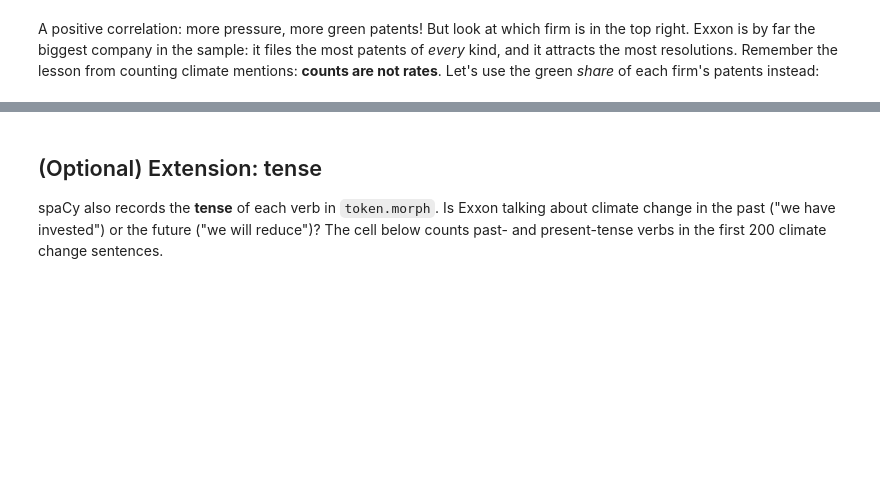
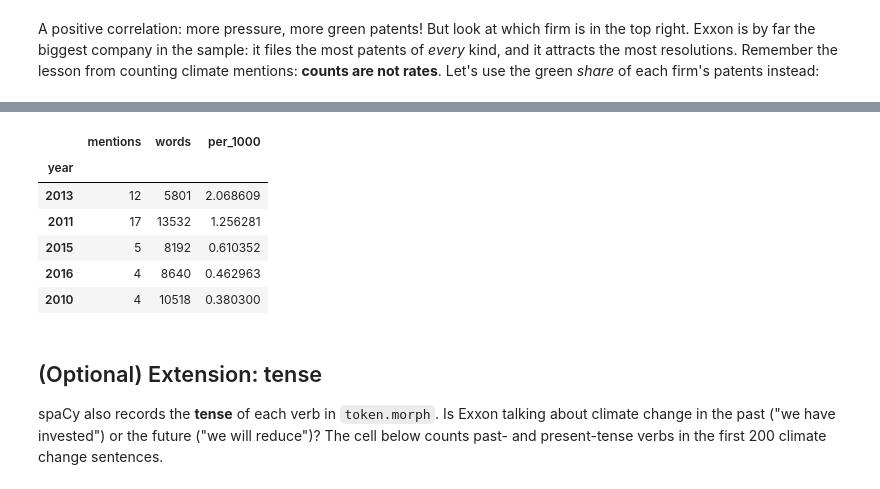
Before and after one commit to 7464986/qm2, a Jupyter notebook: notebooks/W04. Natural Language Processing.ipynb, the cells around one changed output, grey strips where cells are left out. Saved outputs shown, nothing was run; the diff lists cells and outputs as text; code cells hidden in the pictures; blank space fills up the shorter version.

```diff
--- a/notebooks/W04. Natural Language Processing.ipynb
+++ b/notebooks/W04. Natural Language Processing.ipynb
@@ -592,3 +693,26 @@ Keep a note of your answer: you will enter it in the Problem Set Answers quiz on
+# %%
+# your code here
+a = pd.read_csv("https://oballinger.github.io/BASC0005/data/assessed/w04_exxon_agm_turns.csv")
+
+# sense check: does the 'words' column agree with the text?
+a["words_check"] = a["text"].apply(lambda x: len(x.split()))      # recount words from the text
+a[a["words"] != a["words_check"]]["year"].value_counts()           # 2013: 45 rows wrong (they are character counts)
+a["words"] = a["words_check"]                                      # fix: use the recounted words
+
+inv = a[a["speaker"] == "Investor"].copy()                         # investor turns only
+inv["mentions"] = inv["text"].apply(lambda x: x.lower().count("fracking") + x.lower().count("hydraulic fracturing"))
+
+yearly = inv.groupby("year")[["mentions", "words"]].sum()          # sum mentions AND words per year first
+yearly["per_1000"] = yearly["mentions"] / yearly["words"] * 1000   # then divide
+yearly.sort_values("per_1000", ascending=False).head()
+# %% [output]
+|  | mentions | words | per_1000 |
+| year |  |  |  |
+| 2013 | 12 | 5801 | 2.068609 |
+| 2011 | 17 | 13532 | 1.256281 |
+| 2015 | 5 | 8192 | 0.610352 |
+| 2016 | 4 | 8640 | 0.462963 |
+| 2010 | 4 | 10518 | 0.380300 |
 # %% [markdown]
 ## (Optional) Extension: tense
 
```
Also changed, not shown: parts of 15 cells of this notebook.
